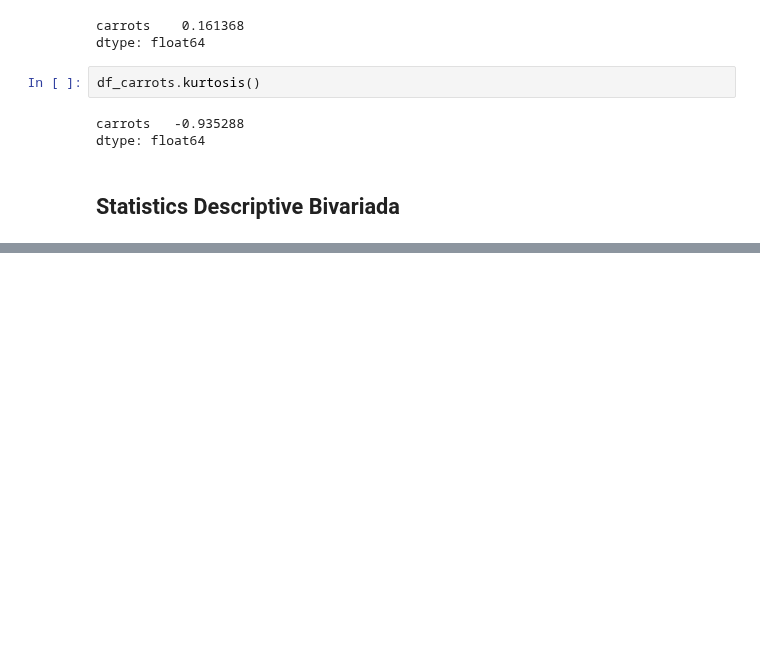
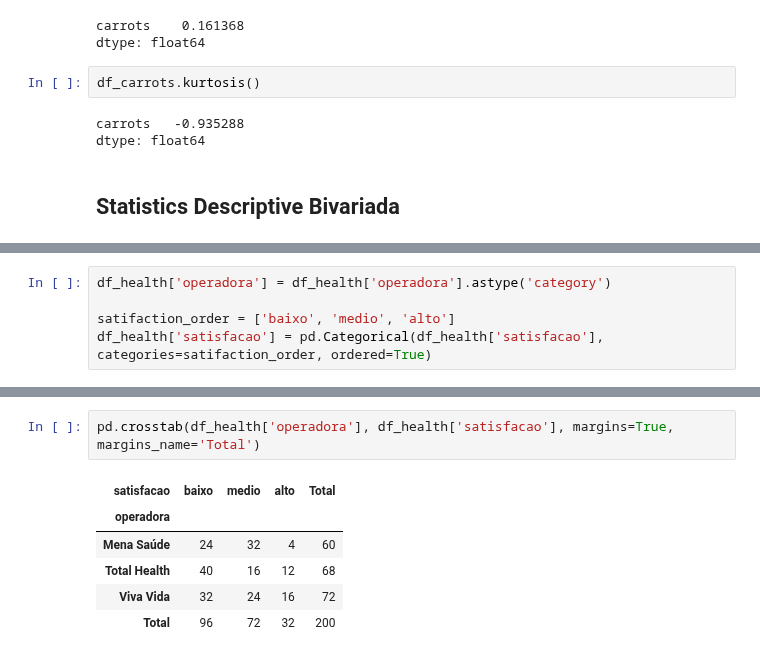
Before and after one commit to ErickVisone/DataScience, a Jupyter notebook: datascience/5.1 Descriptive Statistics.ipynb, the cells around one changed output, grey strips where cells are left out. Cells and saved outputs as stored; diff of their text form; blank space fills up the shorter version.

```diff
--- a/datascience/5. Statistics.ipynb
+++ b/datascience/5.1 Descriptive Statistics.ipynb
@@ -752,0 +788,5 @@ NameError: name 'pd' is not defined
+# %%
+df_health['operadora'] = df_health['operadora'].astype('category')
+
+satifaction_order = ['baixo', 'medio', 'alto']
+df_health['satisfacao'] = pd.Categorical(df_health['satisfacao'], categories=satifaction_order, ordered=True)
@@ -752,0 +805,9 @@ NameError: name 'pd' is not defined
+# %%
+pd.crosstab(df_health['operadora'], df_health['satisfacao'], margins=True, margins_name='Total')
+# %% [output]
+| satisfacao | baixo | medio | alto | Total |
+| operadora |  |  |  |  |
+| Mena Saúde | 24 | 32 | 4 | 60 |
+| Total Health | 40 | 16 | 12 | 68 |
+| Viva Vida | 32 | 24 | 16 | 72 |
+| Total | 96 | 72 | 32 | 200 |
```
Also changed, not shown: parts of 20 cells of this notebook, 1 other file.
